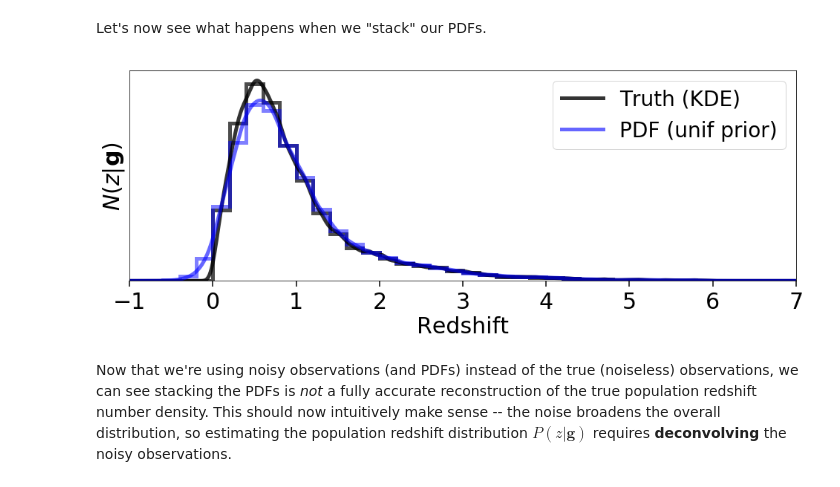
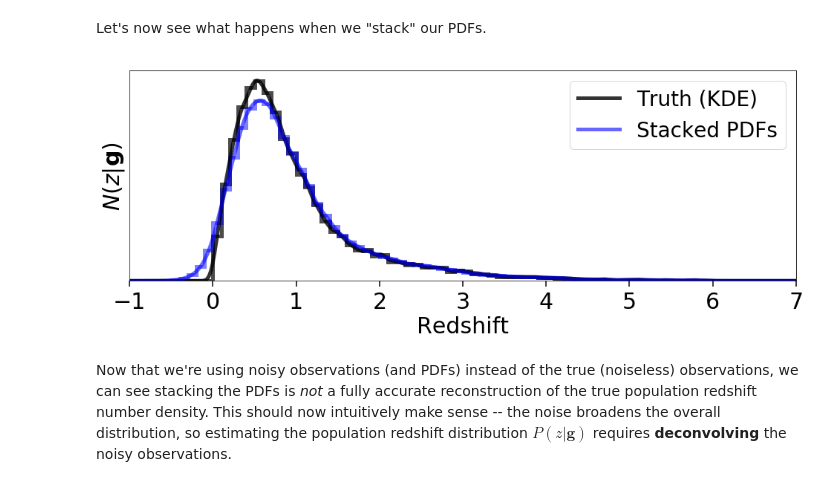
Before and after one commit to joshspeagle/frankenz, a Jupyter notebook: demos/5 - Population Inference with Redshifts.ipynb, the cells around one changed output. Saved outputs shown, nothing was run; the diff lists cells and outputs as text; code cells hidden in the pictures.

```diff
--- a/demos/5 - Population Inference with Redshifts.ipynb
+++ b/demos/5 - Population Inference with Redshifts.ipynb
@@ -110,7 +110,7 @@ where $P(h|g)=N_h^\prime/N_{\mathbf{g}}$ is the counts/amplitude of the $h$th bi
 # %% [markdown]
 This formalism might seem like overkill when the conclusion is that the "right" thing to do for noiseless data is "count up the number of galaxies in each redshift bin and normalize them". While this might seem intuitive, it is important to remember that **this result is special** and *does not* hold in general.
 # %%
-dzbin = 0.2
+dzbin = 0.1
 zbins = np.arange(-1, 7.+1e-5, dzbin)  # redshift bins
 zbins_mid = 0.5 * (zbins[1:] + zbins[:-1])  # bin midpoints
 Nbins = len(zbins) - 1
@@ -233,24 +233,24 @@ Let's now see what happens when we "stack" our PDFs.
 # %%
 # plotting
 plt.figure(figsize=(14, 6))
 plt.plot(zgrid, pdf, lw=5, color='black', alpha=0.8,
          label='Truth (KDE)')
 plt.plot(zgrid, zpdf.sum(axis=0) / Nobs, lw=5, color='blue',
-         alpha=0.6, label='PDF (unif prior)')
+         alpha=0.6, label='Stacked PDFs')
 plt.hist(redshifts, bins=zbins, histtype='step', lw=5,
          color='black', alpha=0.7, density=True)
 plt.hist(zbins_mid, bins=zbins, weights=zpdf_bins.sum(axis=0) / Nobs,
          histtype='step', lw=5,
          color='blue', alpha=0.5, density=True)
 plt.xlabel('Redshift')
 plt.xlim([zgrid[0], zgrid[-1]])
 plt.yticks([])
 plt.ylabel('$N(z|\mathbf{g})$')
 plt.ylim([0., None])
 plt.legend(fontsize=28, loc='best')
 plt.tight_layout()
 # %% [output]
-[figure, old version]
+[figure, new version]
 # %% [markdown]
 Now that we're using noisy observations (and PDFs) instead of the true (noiseless) observations, we can see stacking the PDFs is *not* a fully accurate reconstruction of the true population redshift number density. This should now intuitively make sense -- the noise broadens the overall distribution, so estimating the population redshift distribution $P(z|\mathbf{g})$ requires **deconvolving** the noisy observations.
 # %% [markdown]
```
Also changed, not shown: parts of 15 cells of this notebook, 3 other files.
